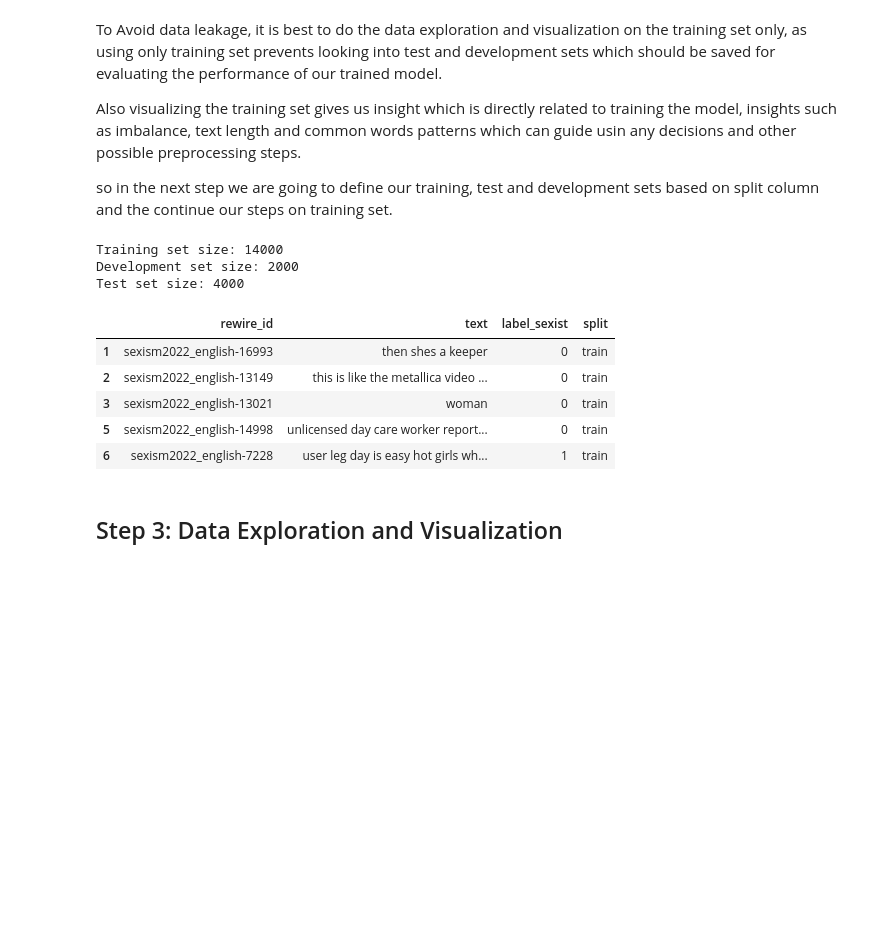
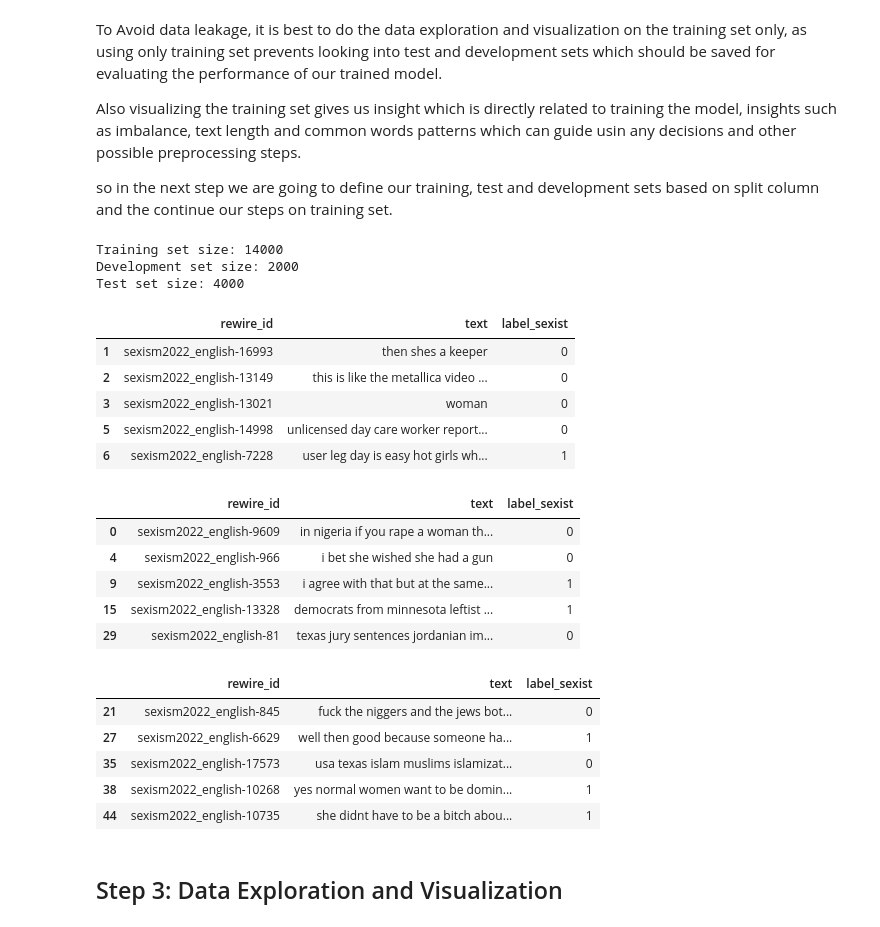
Before and after one commit to bayani2099/NLP-2025, a Jupyter notebook: Project/Code/NLP_Project_Group5.ipynb, the cells around one changed output. Cells and saved outputs as stored; diff of their text form; code cells hidden in the pictures; blank space fills up the shorter version.

```diff
--- a/Project/Code/NLP_Project_Group5.ipynb
+++ b/Project/Code/NLP_Project_Group5.ipynb
@@ -69,10 +33,10 @@ display(D2)
 ### 1.1 Loading and Inspecting the Data
 # %%
 # Load the dataset
-df = pd.read_csv('edos_labelled_aggregated.csv')
+DF=pd.read_csv('edos_labelled_aggregated.csv')
 
 # Display the first few rows
-df.head()
+DF.head()
 # %% [output]
 |  | rewire_id | text | label_sexist | label_category | label_vector | split |
 | 0 | sexism2022_english-9609 | In Nigeria, if you rape a woman, ... | not sexist | none | none | dev |
@@ -107,4 +71,6 @@ dtype: int64
 # %% [markdown]
 Dropping unnecessary columns as was mentioned in task description
 # %%
-df = df.drop(columns=['label_category', 'label_vector'])
+DF=DF.drop(columns=['label_category','label_vector'])
+# Display the first few rows
+DF.head()
@@ -111,3 +84,4 @@ df = df.drop(columns=['label_category', 'label_vector'])
 # %%
 # Binary encoding of 'label_sexist' column
-df['label_sexist'] = df['label_sexist'].apply(lambda x: 1 if x == 'sexist' else 0)
+DF['label_sexist'] = DF['label_sexist'].apply(lambda x: 1 if x == 'sexist' else 0)
+DF.head()
@@ -131,10 +112,10 @@ def clean_text(text):
     return text
 
 # Apply text cleaning
-df['text'] = df['text'].apply(clean_text)
+DF['text'] = DF['text'].apply(clean_text)
 
 # Display the first few rows of the processed data
-df.head()
+DF.head()
 # %% [output]
 |  | rewire_id | text | label_sexist | split |
 | 0 | sexism2022_english-9609 | in nigeria if you rape a woman th... | 0 | dev |
@@ -150,26 +131,46 @@ Also visualizing the training set gives us insight which is directly related to
 so in the next step we are going to define our training, test and development sets based on split column and the continue our steps on training set.
 # %%
 # Filter the dataset to training, test and development sets:
-df_train = df[df['split'] == 'train']
-df_dev = df[df['split'] == 'dev']
-df_test = df[df['split'] == 'test']
+DF_train = DF[DF['split']=='train']
+DF_dev = DF[DF['split']=='dev']
+DF_test = DF[DF['split']=='test']
+
+# remove split column
+DF_train=DF_train.drop(columns=['split'])
+DF_dev=DF_dev.drop(columns=['split'])
+DF_test=DF_test.drop(columns=['split'])
 
 # Display the sizes of each set
-print("Training set size:", len(df_train))
-print("Development set size:", len(df_dev))
-print("Test set size:", len(df_test))
-# Verify the training data
-df_train.head()
+print("Training set size:", len(DF_train))
+print("Development set size:", len(DF_dev))
+print("Test set size:", len(DF_test))
+
+# Verify the Datas
+display(DF_train.head())
+display(DF_dev.head())
+display(DF_test.head())
 # %% [output]
 Training set size: 14000
 Development set size: 2000
 Test set size: 4000
-|  | rewire_id | text | label_sexist | split |
-| 1 | sexism2022_english-16993 | then shes a keeper | 0 | train |
-| 2 | sexism2022_english-13149 | this is like the metallica video ... | 0 | train |
-| 3 | sexism2022_english-13021 | woman | 0 | train |
-| 5 | sexism2022_english-14998 | unlicensed day care worker report... | 0 | train |
-| 6 | sexism2022_english-7228 | user leg day is easy hot girls wh... | 1 | train |
+|  | rewire_id | text | label_sexist |
+| 1 | sexism2022_english-16993 | then shes a keeper | 0 |
+| 2 | sexism2022_english-13149 | this is like the metallica video ... | 0 |
+| 3 | sexism2022_english-13021 | woman | 0 |
+| 5 | sexism2022_english-14998 | unlicensed day care worker report... | 0 |
+| 6 | sexism2022_english-7228 | user leg day is easy hot girls wh... | 1 |
+|  | rewire_id | text | label_sexist |
+| 0 | sexism2022_english-9609 | in nigeria if you rape a woman th... | 0 |
+| 4 | sexism2022_english-966 | i bet she wished she had a gun | 0 |
+| 9 | sexism2022_english-3553 | i agree with that but at the same... | 1 |
+| 15 | sexism2022_english-13328 | democrats from minnesota leftist ... | 1 |
+| 29 | sexism2022_english-81 | texas jury sentences jordanian im... | 0 |
+|  | rewire_id | text | label_sexist |
+| 21 | sexism2022_english-845 | fuck the niggers and the jews bot... | 0 |
+| 27 | sexism2022_english-6629 | well then good because someone ha... | 1 |
+| 35 | sexism2022_english-17573 | usa texas islam muslims islamizat... | 0 |
+| 38 | sexism2022_english-10268 | yes normal women want to be domin... | 1 |
+| 44 | sexism2022_english-10735 | she didnt have to be a bitch abou... | 1 |
 # %% [markdown]
 ## Step 3: Data Exploration and Visualization
 # %% [markdown]
```
Also changed, not shown: parts of 13 cells of this notebook, 3 other files.
